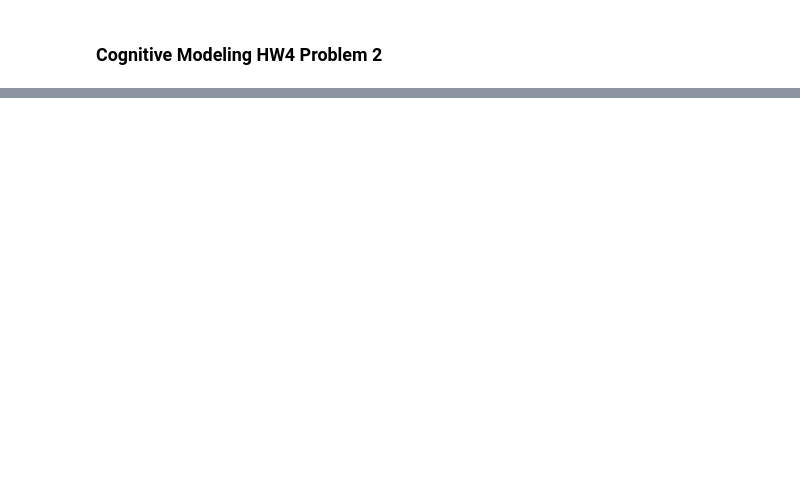
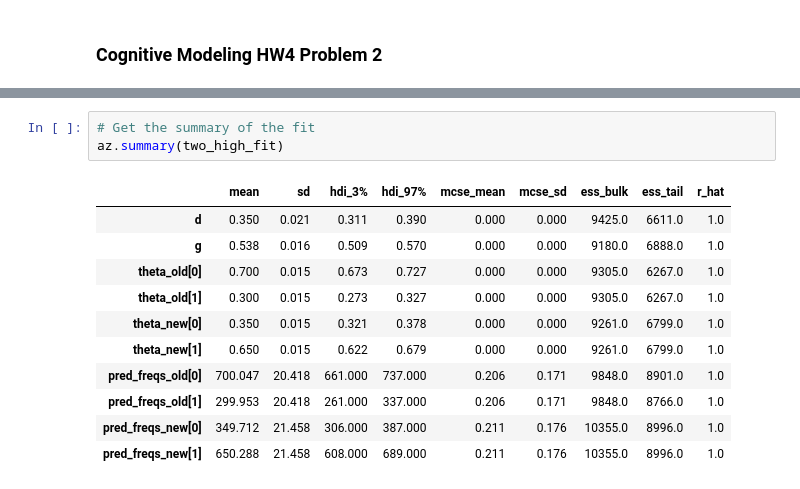
Before and after one commit to NightHydra/CognitiveModelingHomework, a Jupyter notebook: Homeworks/HW4/hw_4_problem2.ipynb, the cells around one changed output, grey strips where cells are left out. Drawn from its saved outputs; the diff is of its cells as text; blank space fills up the shorter version.

```diff
--- a/Homeworks/HW4/hw_4_problem2.ipynb
+++ b/Homeworks/HW4/hw_4_problem2.ipynb
@@ -70,0 +196,15 @@ generated quantities{
+# %%
+# Get the summary of the fit
+az.summary(two_high_fit)
+# %% [output]
+|  | mean | sd | hdi_3% | hdi_97% | mcse_mean | mcse_sd | ess_bulk | ess_tail | r_hat |
+| d | 0.350 | 0.021 | 0.311 | 0.390 | 0.000 | 0.000 | 9425.0 | 6611.0 | 1.0 |
+| g | 0.538 | 0.016 | 0.509 | 0.570 | 0.000 | 0.000 | 9180.0 | 6888.0 | 1.0 |
+| theta_old[0] | 0.700 | 0.015 | 0.673 | 0.727 | 0.000 | 0.000 | 9305.0 | 6267.0 | 1.0 |
+| theta_old[1] | 0.300 | 0.015 | 0.273 | 0.327 | 0.000 | 0.000 | 9305.0 | 6267.0 | 1.0 |
+| theta_new[0] | 0.350 | 0.015 | 0.321 | 0.378 | 0.000 | 0.000 | 9261.0 | 6799.0 | 1.0 |
+| theta_new[1] | 0.650 | 0.015 | 0.622 | 0.679 | 0.000 | 0.000 | 9261.0 | 6799.0 | 1.0 |
+| pred_freqs_old[0] | 700.047 | 20.418 | 661.000 | 737.000 | 0.206 | 0.171 | 9848.0 | 8901.0 | 1.0 |
+| pred_freqs_old[1] | 299.953 | 20.418 | 261.000 | 337.000 | 0.206 | 0.171 | 9848.0 | 8766.0 | 1.0 |
+| pred_freqs_new[0] | 349.712 | 21.458 | 306.000 | 387.000 | 0.211 | 0.176 | 10355.0 | 8996.0 | 1.0 |
+| pred_freqs_new[1] | 650.288 | 21.458 | 608.000 | 689.000 | 0.211 | 0.176 | 10355.0 | 8996.0 | 1.0 |
```
Also changed, not shown: parts of 10 cells of this notebook, 1 other file.
